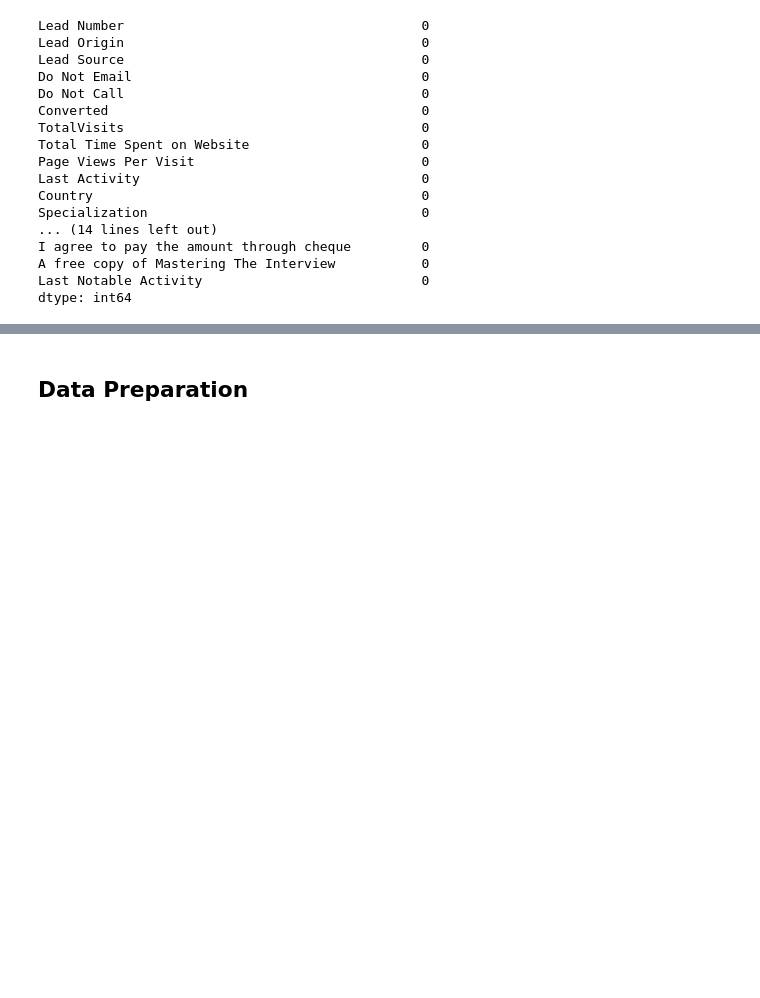
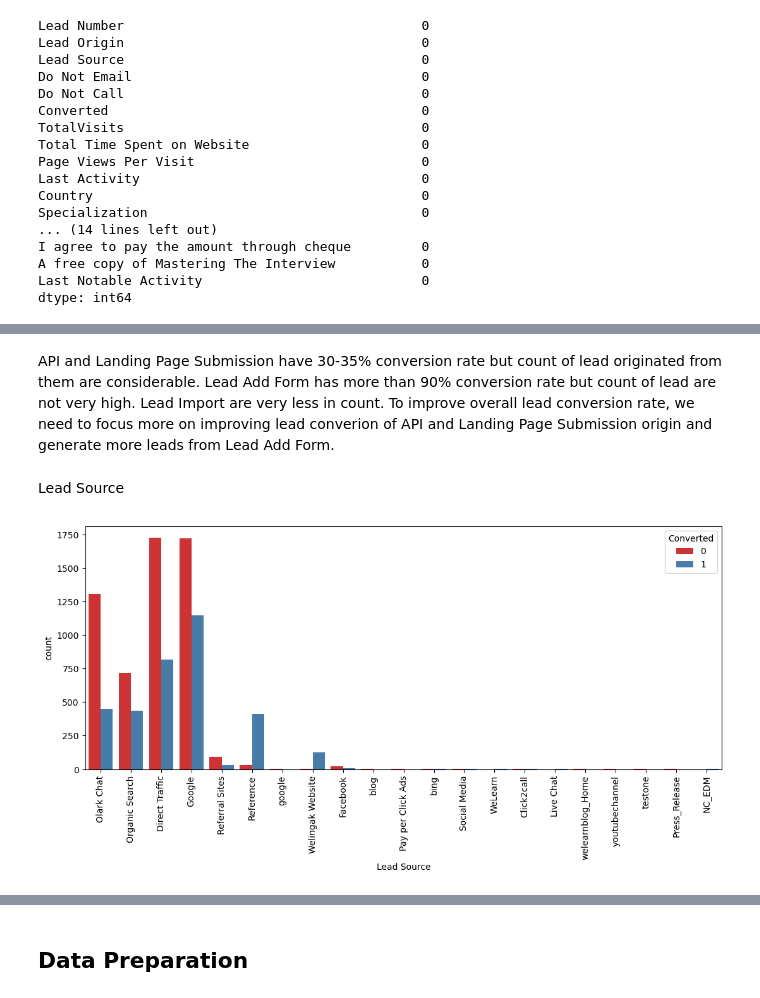
Before and after one commit to thaneeshshanand/lead-scoring-case-study, a Jupyter notebook: LeadScoringCaseStudy.ipynb, the cells around one changed output, grey strips where cells are left out. Cells and saved outputs as stored; diff of their text form; code cells hidden in the pictures; blank space fills up the shorter version.

```diff
--- a/LeadScoringCaseStudy.ipynb
+++ b/LeadScoringCaseStudy.ipynb
@@ -213,0 +225,11 @@ dtype: int64
+# %% [markdown]
+API and Landing Page Submission have 30-35% conversion rate but count of lead originated from them are considerable. Lead Add Form has more than 90% conversion rate but count of lead are not very high. Lead Import are very less in count. To improve overall lead conversion rate, we need to focus more on improving lead converion of API and Landing Page Submission origin and generate more leads from Lead Add Form.
+# %% [markdown]
+Lead Source
+# %%
+plt.figure(figsize=(13,5))
+sns.countplot(x = "Lead Source", hue = "Converted", data = leads_df, palette='Set1')
+plt.xticks(rotation = 90)
+plt.show()
+# %% [output]
+[figure, added]
```
Also changed, not shown: parts of 42 cells of this notebook.
